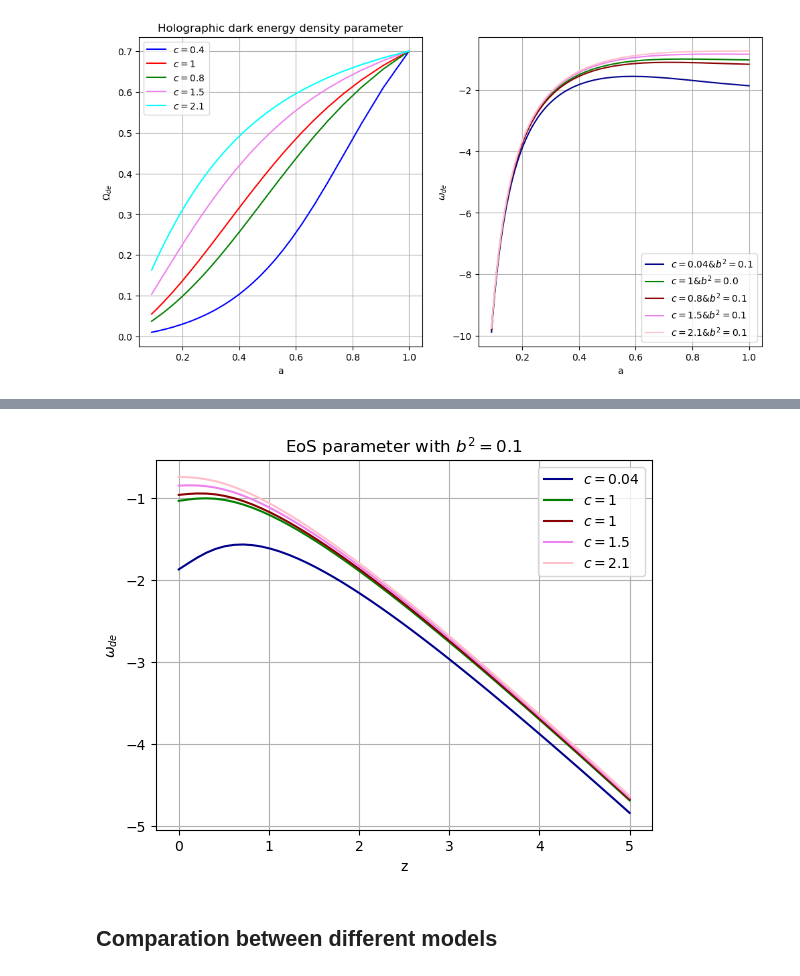
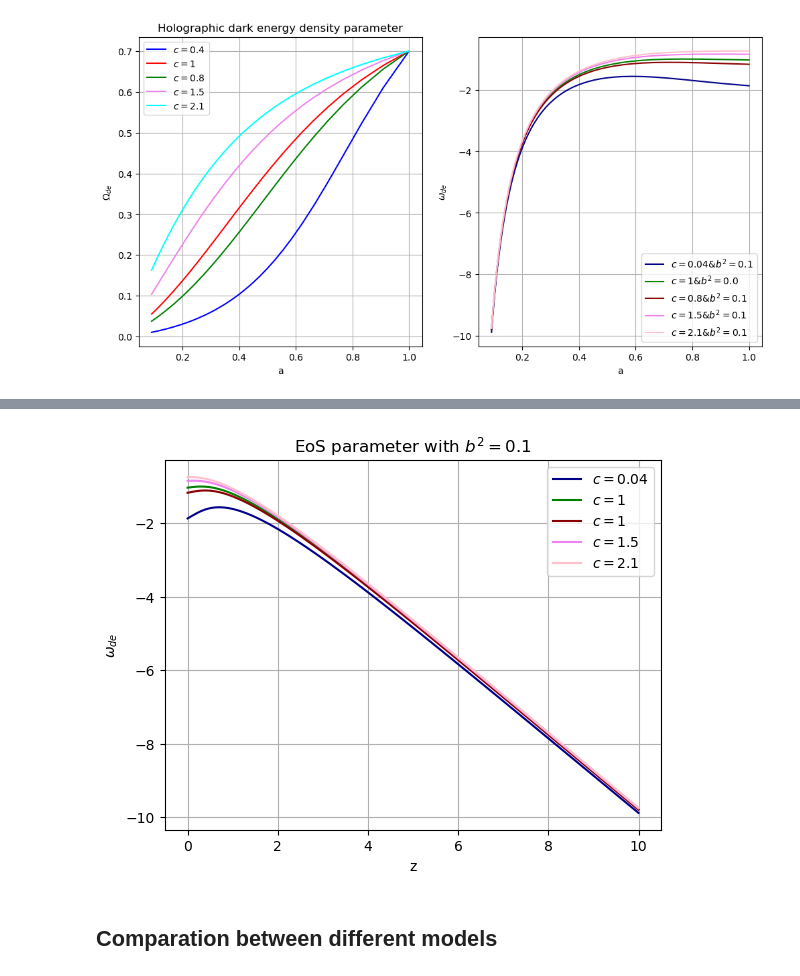
Before and after one commit to xlxnsxzpxtx/HolographicDE, a Jupyter notebook: hde_solutions_z.ipynb, the cells around one changed output, grey strips where cells are left out. Saved outputs shown, nothing was run; the diff lists cells and outputs as text; code cells hidden in the pictures.

```diff
--- a/hde_solutions_z.ipynb
+++ b/hde_solutions_z.ipynb
@@ -238,9 +207,9 @@ z = np.linspace(0,10,100)
 
 
 # the solutions for each equation
-solutions = [odeint(modelz_1,y0,z) ,odeint(modelz_2,y0,z),odeint(modelz_3,y0,z),odeint(modelz_4,y0,z),odeint(modelz_5,y0,z)]
+solutions = [odeint(modelz_1,y0,z) ,odeint(modelz_2,y0,z),odeint(modelz_3,y0,z),odeint(modelz_4,y0,z),odeint(modelz_5,y0,z),odeint(modelz_6,y0,z)]
 
-
+Ol_hde = solutions[5]
 Ol_ihde = solutions[2]
 # Using the Friedmann condition to calculate the dark matter evolution
 
@@ -334,0 +318,30 @@ plt.savefig("Omegas_a.png")
+# %%
+
+# on redshif
+eos_z = []
+for j in c:
+    for i in solutions:
+        omega_z = -(1/3)*(1+ (2*np.sqrt(i))/(j)) - b2/i
+        eos_z.append(omega_z)
+
+
+# without interaction
+eos_hde = []
+for j in c:
+    for i in solutions:
+        omega_z = -(1/3)*(1+ (2*np.sqrt(i))/(j))
+        eos_z.append(omega_z)
+
+
+
+
+plt.plot(z,eos[0],color='darkblue',label='$c=0.04$')
+plt.plot(z,eos[1],color='green',label='$c=1$')
+plt.plot(z,eos[2],color='darkred',label='$c=1$')
+plt.plot(z,eos[3],color='violet',label='$c=1.5$')
+plt.plot(z,eos[4],color='pink',label='$c=2.1$')
+plt.title('EoS parameter with $b^2 =0.1$')
+plt.legend()
+plt.ylabel('$\omega_{de}$')
+plt.xlabel("z")
+plt.grid()
@@ -335,24 +350,24 @@ plt.savefig("Omegas_a.png")
 # %%
-
-# on redshif
-eos_z = []
+# without interaction
+eos_hde = []
 for j in c:
     for i in solutions:
-        omega_z = -(1/3)*(1+ (2*np.sqrt(i))/(j)) - b2/i
+        omega_z = -(1/3)*(1+ (2*np.sqrt(i))/(j))
         eos_z.append(omega_z)
+
 
 plt.plot(z,eos[0],color='darkblue',label='$c=0.04$')
 plt.plot(z,eos[1],color='green',label='$c=1$')
 plt.plot(z,eos[2],color='darkred',label='$c=1$')
 plt.plot(z,eos[3],color='violet',label='$c=1.5$')
 plt.plot(z,eos[4],color='pink',label='$c=2.1$')
 plt.title('EoS parameter with $b^2 =0.1$')
 plt.legend()
 plt.ylabel('$\omega_{de}$')
 plt.xlabel("z")
 plt.grid()
 # %% [output]
-[figure, old version]
+[figure, new version]
 # %% [markdown]
 ## Comparation between different models
 # %%
```
Also changed, not shown: parts of 11 cells of this notebook, 1 other file.
